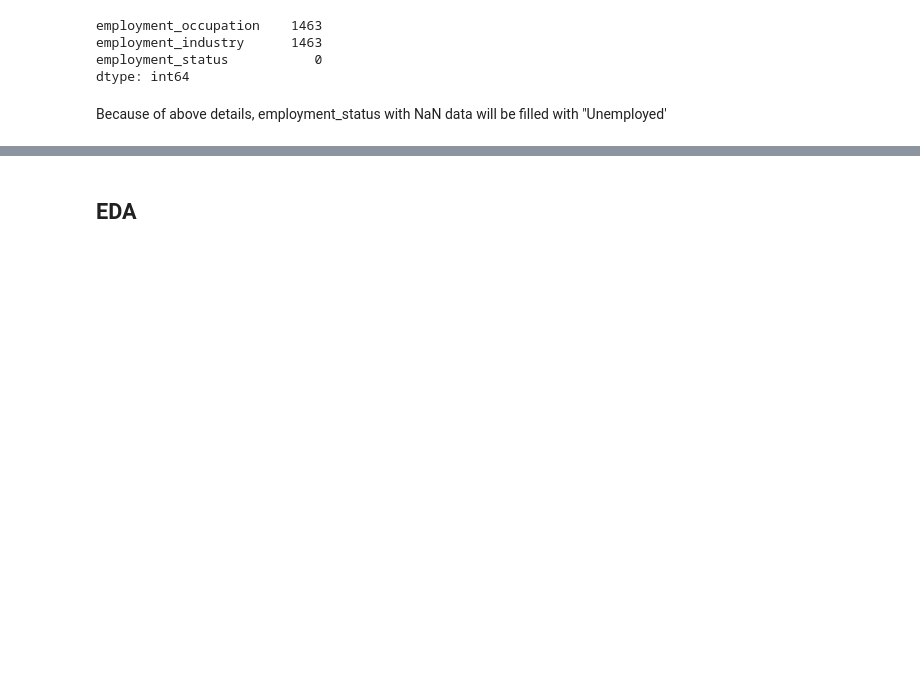
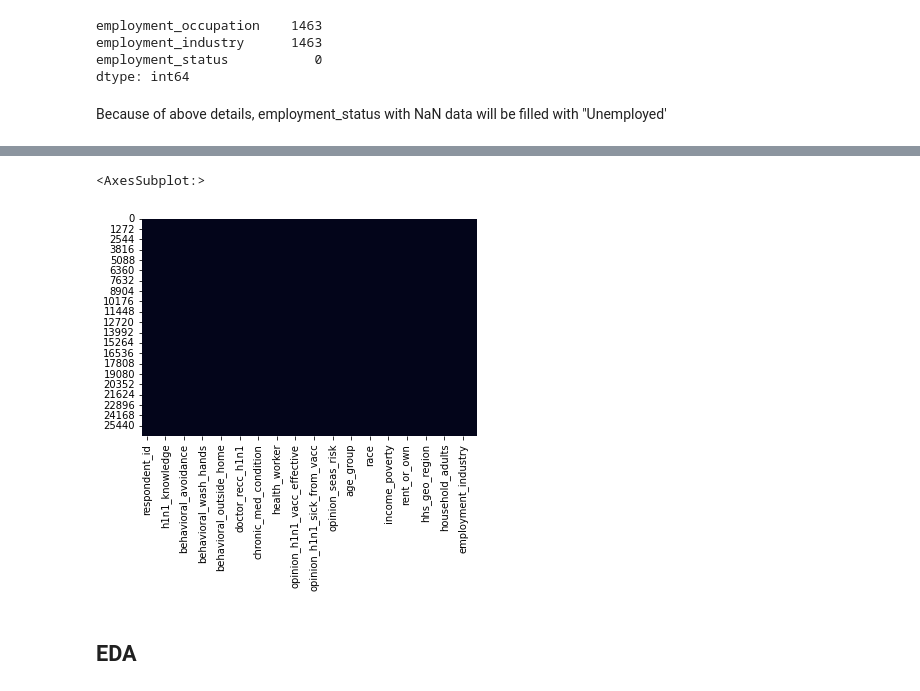
Before and after one commit to FelixFern/FINDIT-2023-ODE, a Jupyter notebook: main.ipynb, the cells around one changed output, grey strips where cells are left out. Cells and saved outputs as stored; diff of their text form; code cells hidden in the pictures; blank space fills up the shorter version.

```diff
--- a/main.ipynb
+++ b/main.ipynb
@@ -364,3 +376,8 @@ df_test_features[["employment_status"]] = df_features[["employment_status"]].fil
+# %%
+sns.heatmap(df_test_features.isnull(), cbar=False)
+# %% [output]
+<AxesSubplot:>
+[figure, added]
 # %% [markdown]
 ## EDA
 # %% [markdown]
```
Also changed, not shown: parts of 4 cells of this notebook.
